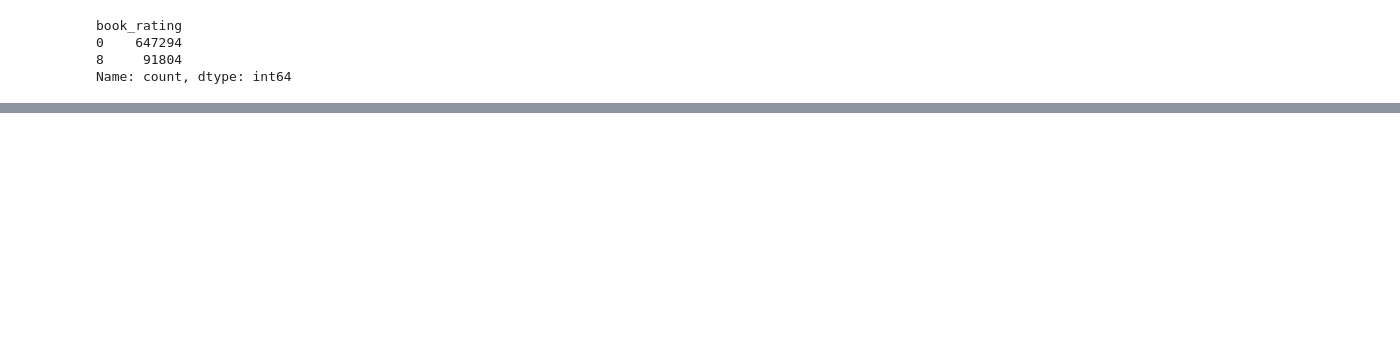
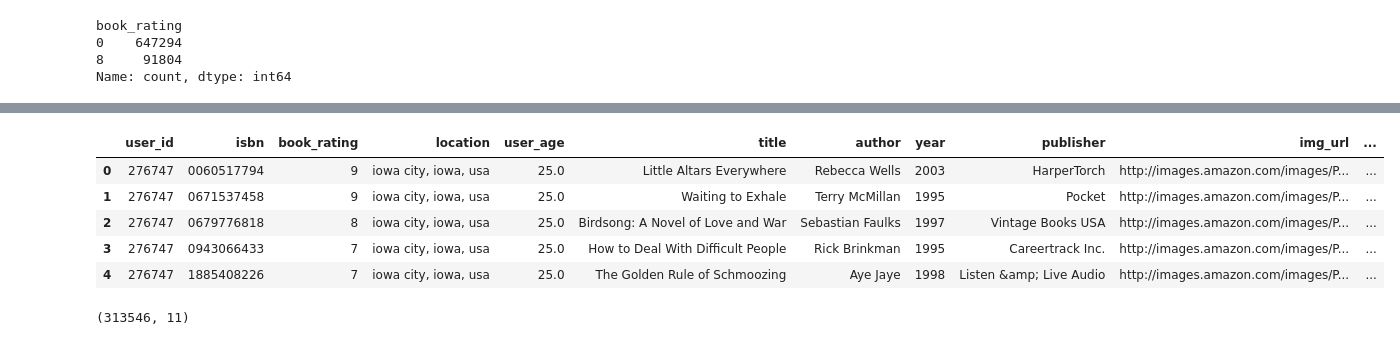
Before and after one commit to AhmedMagdi2003/GTC-Book-Recommendation-System, a Jupyter notebook: data_collecting_prepare/01_data_preparation_and_validation.ipynb, the cells around one changed output, grey strips where cells are left out. Saved outputs shown, nothing was run; the diff lists cells and outputs as text; code cells hidden in the pictures; blank space fills up the shorter version.

```diff
--- a/data_collecting_prepare/01_data_preparation_and_validation.ipynb
+++ b/data_collecting_prepare/01_data_preparation_and_validation.ipynb
@@ -236,0 +247,7 @@ df = df[df["user_id"].isin(user_counts[user_counts >= 2].index)]
+# %%
+# -----------------------------
+# 3. Filter users with > 3 ratings
+# -----------------------------
+
+user_counts = df["user_id"].value_counts()
+df = df[df["user_id"].isin(user_counts[user_counts > 3].index)]
@@ -236,0 +258,7 @@ df = df[df["user_id"].isin(user_counts[user_counts >= 2].index)]
+# %%
+# -----------------------------
+# 2. Filter books with >= 2 ratings
+# -----------------------------
+
+num_rating = df.groupby('title')['book_rating'].count().reset_index()
+num_rating
@@ -236,0 +279,4 @@ df = df[df["user_id"].isin(user_counts[user_counts >= 2].index)]
+# %%
+num_rating.rename(columns= {
+    "book_rating":"num_of_rating"
+},inplace=True)
@@ -236,0 +292,15 @@ df = df[df["user_id"].isin(user_counts[user_counts >= 2].index)]
+# %%
+df = df.merge(num_rating , on = "title")
+# %%
+df.head()
+# %% [output]
+|  | user_id | isbn | book_rating | location | user_age | title | author | year | publisher | img_url | ... |
+| 0 | 276747 | 0060517794 | 9 | iowa city, iowa, usa | 25.0 | Little Altars Everywhere | Rebecca Wells | 2003 | HarperTorch | http://images.amazon.com/images/P... | ... |
+| 1 | 276747 | 0671537458 | 9 | iowa city, iowa, usa | 25.0 | Waiting to Exhale | Terry McMillan | 1995 | Pocket | http://images.amazon.com/images/P... | ... |
+| 2 | 276747 | 0679776818 | 8 | iowa city, iowa, usa | 25.0 | Birdsong: A Novel of Love and War | Sebastian Faulks | 1997 | Vintage Books USA | http://images.amazon.com/images/P... | ... |
+| 3 | 276747 | 0943066433 | 7 | iowa city, iowa, usa | 25.0 | How to Deal With Difficult People | Rick Brinkman | 1995 | Careertrack Inc. | http://images.amazon.com/images/P... | ... |
+| 4 | 276747 | 1885408226 | 7 | iowa city, iowa, usa | 25.0 | The Golden Rule of Schmoozing | Aye Jaye | 1998 | Listen &amp; Live Audio | http://images.amazon.com/images/P... | ... |
+# %%
+df.shape
+# %% [output]
+(313546, 11)
```
Also changed, not shown: parts of 20 cells of this notebook, 5 other files.
